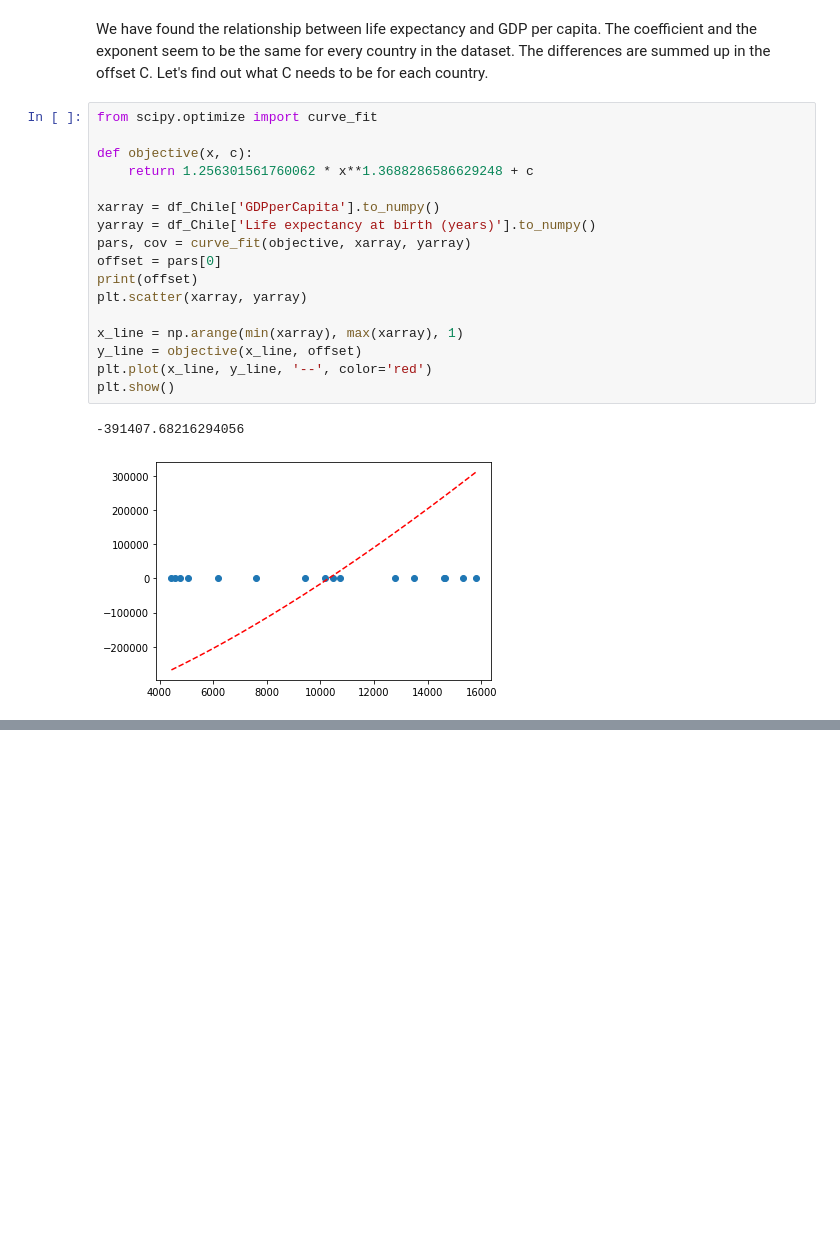
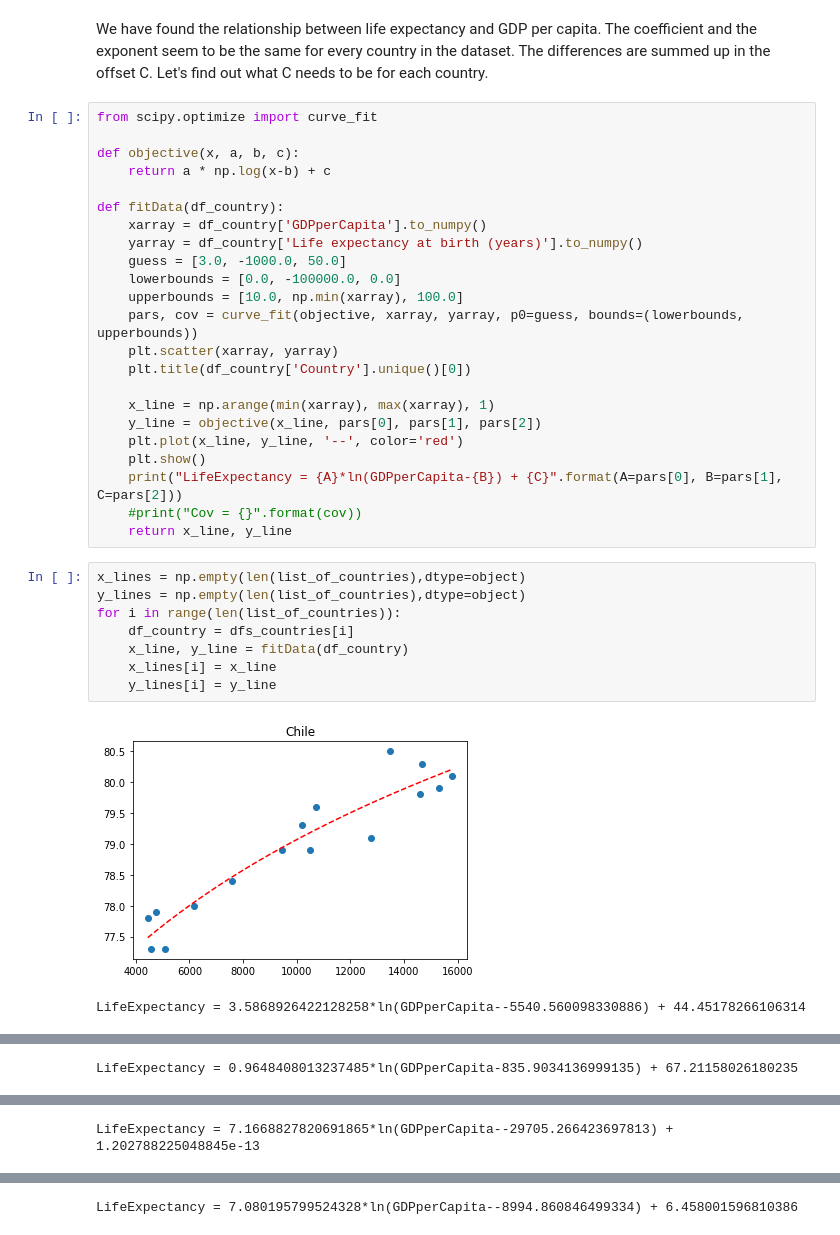
Before and after one commit to jaredjay91/Life-Expectancy-and-GDP, a Jupyter notebook: life_expectancy_gdp.ipynb, the cells around one changed output, grey strips where cells are left out. Drawn from its saved outputs; the diff is of its cells as text; blank space fills up the shorter version.

```diff
--- a/life_expectancy_gdp.ipynb
+++ b/life_expectancy_gdp.ipynb
@@ -282,20 +286,34 @@ We have found the relationship between life expectancy and GDP per capita. The c
 # %%
 from scipy.optimize import curve_fit
 
-def objective(x, c):
-    return 1.256301561760062 * x**1.3688286586629248 + c
+def objective(x, a, b, c):
+    return a * np.log(x-b) + c
 
-xarray = df_Chile['GDPperCapita'].to_numpy()
-yarray = df_Chile['Life expectancy at birth (years)'].to_numpy()
-pars, cov = curve_fit(objective, xarray, yarray)
-offset = pars[0]
-print(offset)
-plt.scatter(xarray, yarray)
+def fitData(df_country):
+    xarray = df_country['GDPperCapita'].to_numpy()
+    yarray = df_country['Life expectancy at birth (years)'].to_numpy()
+    guess = [3.0, -1000.0, 50.0]
+    lowerbounds = [0.0, -100000.0, 0.0]
+    upperbounds = [10.0, np.min(xarray), 100.0]
+    pars, cov = curve_fit(objective, xarray, yarray, p0=guess, bounds=(lowerbounds, upperbounds))
+    plt.scatter(xarray, yarray)
+    plt.title(df_country['Country'].unique()[0])
 
-x_line = np.arange(min(xarray), max(xarray), 1)
-y_line = objective(x_line, offset)
-plt.plot(x_line, y_line, '--', color='red')
-plt.show()
+    x_line = np.arange(min(xarray), max(xarray), 1)
+    y_line = objective(x_line, pars[0], pars[1], pars[2])
+    plt.plot(x_line, y_line, '--', color='red')
+    plt.show()
+    print("LifeExpectancy = {A}*ln(GDPperCapita-{B}) + {C}".format(A=pars[0], B=pars[1], C=pars[2]))
+    #print("Cov = {}".format(cov))
+    return x_line, y_line
-# %% [output]
--391407.68216294056
-[figure, removed]
+# %%
+x_lines = np.empty(len(list_of_countries),dtype=object)
+y_lines = np.empty(len(list_of_countries),dtype=object)
+for i in range(len(list_of_countries)):
+    df_country = dfs_countries[i]
+    x_line, y_line = fitData(df_country)
+    x_lines[i] = x_line
+    y_lines[i] = y_line
+# %% [output]
+[figure, added]
+LifeExpectancy = 3.5868926422128258*ln(GDPperCapita--5540.560098330886) + 44.45178266106314
@@ -301,0 +321 @@ plt.show()
+LifeExpectancy = 0.9648408013237485*ln(GDPperCapita-835.9034136999135) + 67.21158026180235
@@ -301,0 +323 @@ plt.show()
+LifeExpectancy = 7.1668827820691865*ln(GDPperCapita--29705.266423697813) + 1.202788225048845e-13
@@ -301,0 +325 @@ plt.show()
+LifeExpectancy = 7.080195799524328*ln(GDPperCapita--8994.860846499334) + 6.458001596810386
```
Also changed, not shown: parts of 5 cells of this notebook.
